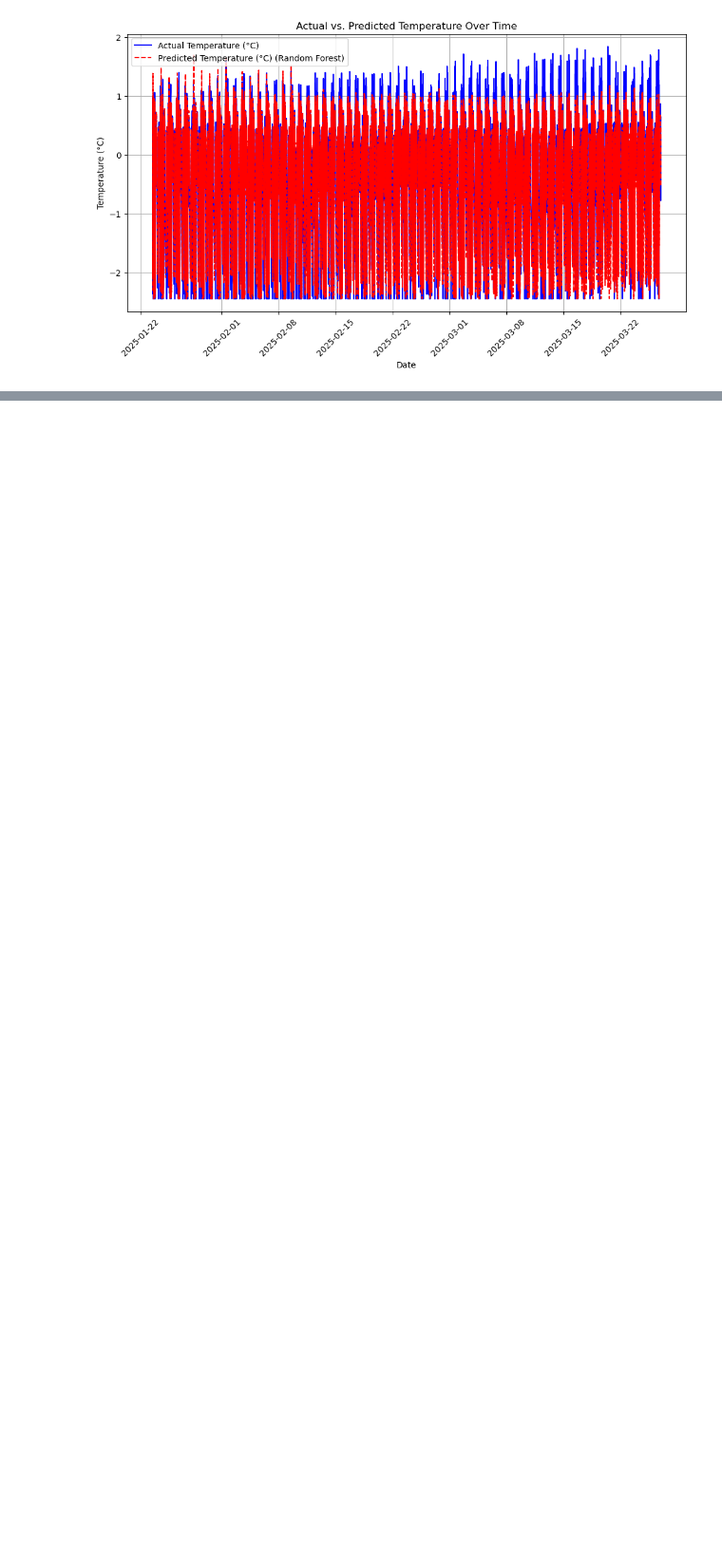
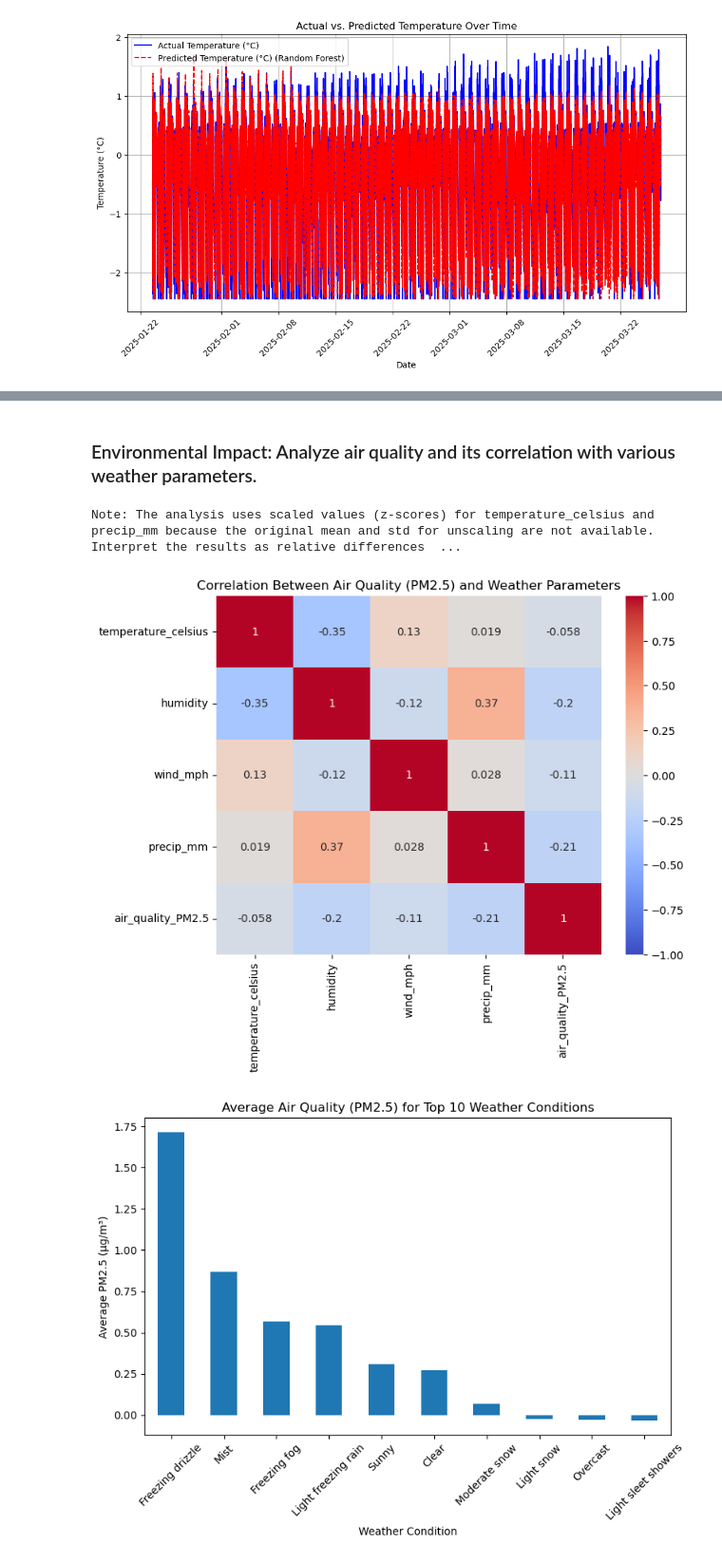
Before and after one commit to ShivamBhosale/PM-Accelerator, a Jupyter notebook: Global_Weather_Repository.ipynb, the cells around one changed output, grey strips where cells are left out. Shown at 95% size. Cells and saved outputs as stored; diff of their text form; code cells hidden in the pictures; blank space fills up the shorter version.

```diff
--- a/Global_Weather_Repository.ipynb
+++ b/Global_Weather_Repository.ipynb
@@ -605,0 +524,47 @@ Permutation Importance:
+# %% [markdown]
+### Environmental Impact: Analyze air quality and its correlation with various weather parameters.
+# %%
+df = pd.read_csv('GlobalWeatherRepository_cleaned.csv')
+df['last_updated'] = pd.to_datetime(df['last_updated'])
+
+# Extract continent from timezone
+df['continent'] = df['timezone'].str.split('/').str[0]
+df['continent'] = df.apply(
+    lambda x: 'North America' if x['continent'] == 'America' and x['latitude'] >= 0
+    else 'South America' if x['continent'] == 'America' and x['latitude'] < 0
+    else x['continent'], axis=1
+)
+df['continent'] = df['continent'].replace({'Etc': 'Other', 'Arctic': 'Other', 'Antarctica': 'Antarctica'})
+df['time_period'] = df['last_updated'].apply(lambda x: 'May 2024' if x.year == 2024 else 'March 2025')
+
+#Correlation analysis between air quality and weather parameters
+weather_params = ['temperature_celsius', 'humidity', 'wind_mph', 'precip_mm']
+correlations = df[weather_params + ['air_quality_PM2.5']].corr()
+
+print("\nNote: The analysis uses scaled values (z-scores) for temperature_celsius and precip_mm "
+      "because the original mean and std for unscaling are not available. "
+      "Interpret the results as relative differences rather than absolute values.")
+
+# Plot correlation heatmap
+plt.figure(figsize=(8, 6))
+sns.heatmap(correlations, annot=True, cmap='coolwarm', vmin=-1, vmax=1, center=0)
+plt.title('Correlation Between Air Quality (PM2.5) and Weather Parameters')
+plt.show()
+
+
+#Bar Plot with Top 15 Conditions
+top_n = 10
+air_quality_by_condition = df.groupby('condition_text')['air_quality_PM2.5'].mean().sort_values(ascending=False)
+top_conditions = air_quality_by_condition.head(top_n)
+plt.figure(figsize=(8, 6))
+top_conditions.plot(kind='bar')
+plt.title(f'Average Air Quality (PM2.5) for Top {top_n} Weather Conditions')
+plt.xlabel('Weather Condition')
+plt.ylabel('Average PM2.5 (µg/m³)')
+plt.xticks(rotation=45)
+plt.tight_layout()
+plt.show()
+# %% [output]
+Note: The analysis uses scaled values (z-scores) for temperature_celsius and precip_mm because the original mean and std for unscaling are not available. Interpret the results as relative differences  ...
+[figure, added]
+[figure, added]
```
Also changed, not shown: parts of 4 cells of this notebook.
